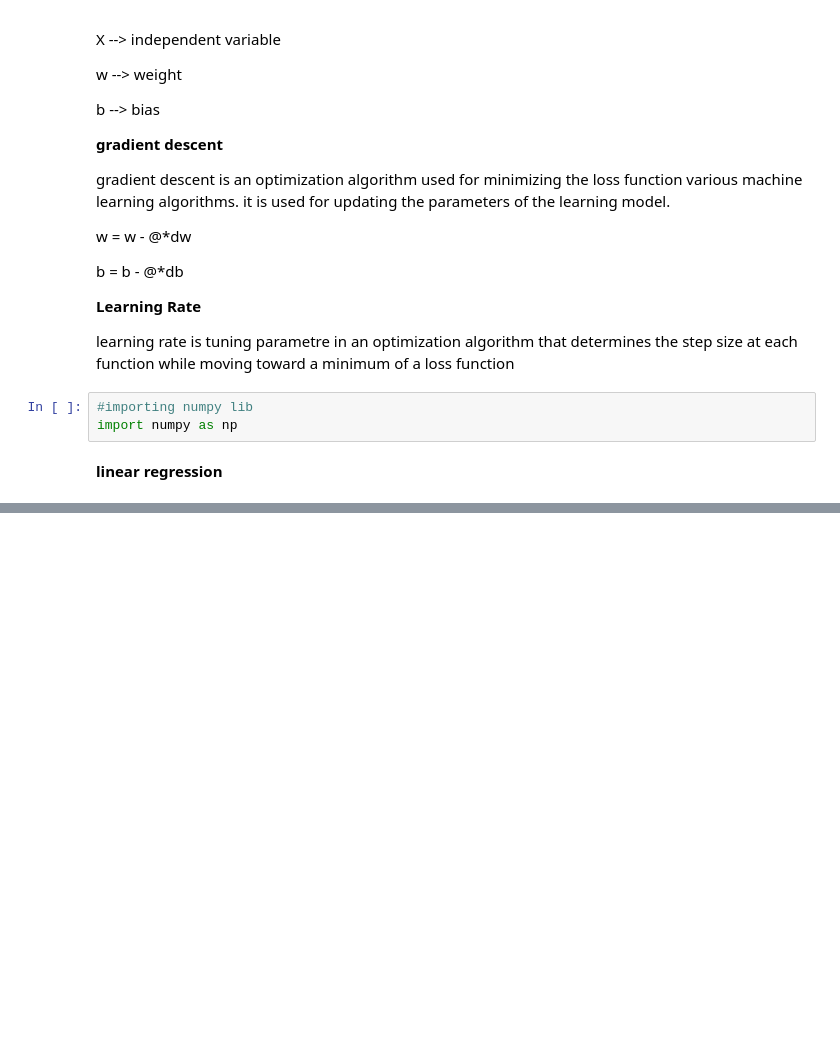
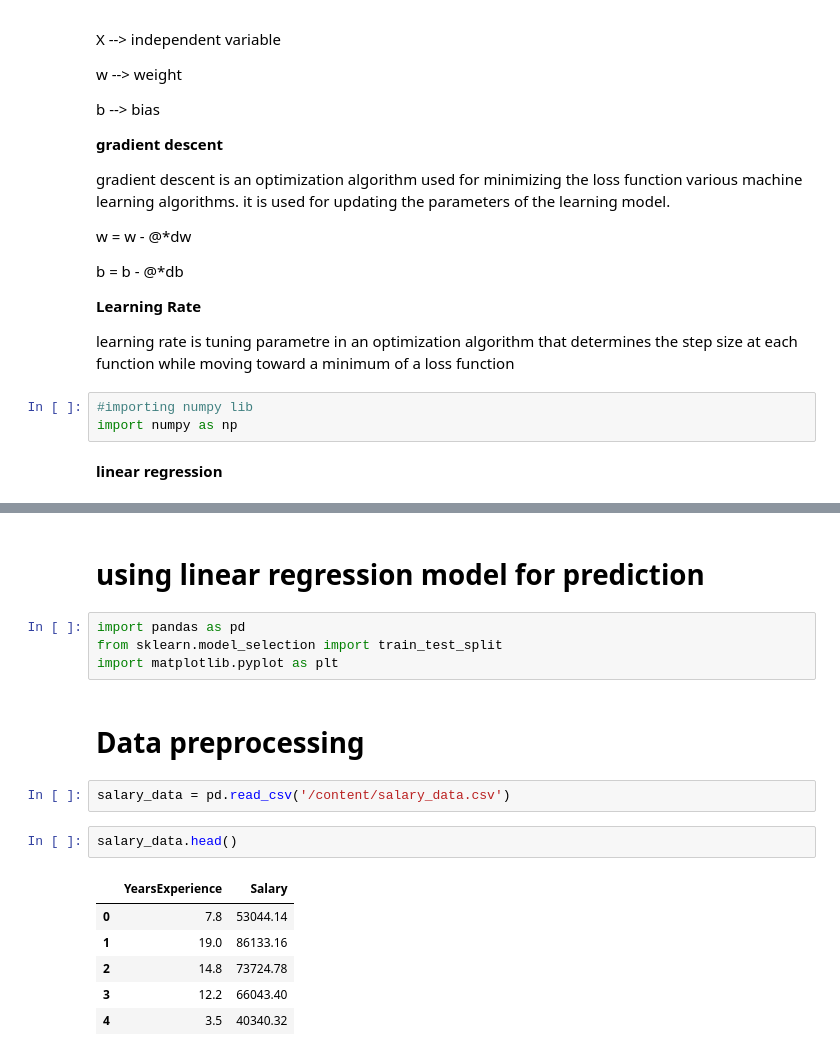
Before and after one commit to expeditive/machine-learning, a Jupyter notebook: ml-models/building_linear_regression.ipynb, the cells around one changed output, grey strips where cells are left out. Drawn from its saved outputs; the diff is of its cells as text; blank space fills up the shorter version.

```diff
--- a/ml-models/building_linear_regression.ipynb
+++ b/ml-models/building_linear_regression.ipynb
@@ -79,3 +79,22 @@ class Linear_Regression():
   def predict(self, X ):
 
     return X.dot(self.w) + self.b
+# %% [markdown]
+# **using linear regression model for prediction**
+# %%
+import pandas as pd
+from sklearn.model_selection import train_test_split
+import matplotlib.pyplot as plt
+# %% [markdown]
+# **Data preprocessing**
+# %%
+salary_data = pd.read_csv('/content/salary_data.csv')
+# %%
+salary_data.head()
+# %% [output]
+|  | YearsExperience | Salary |
+| 0 | 7.8 | 53044.14 |
+| 1 | 19.0 | 86133.16 |
+| 2 | 14.8 | 73724.78 |
+| 3 | 12.2 | 66043.40 |
+| 4 | 3.5 | 40340.32 |
```
Also changed, not shown: parts of 17 cells of this notebook.
